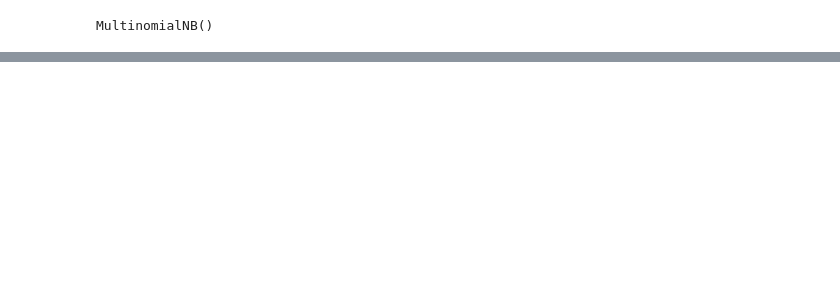
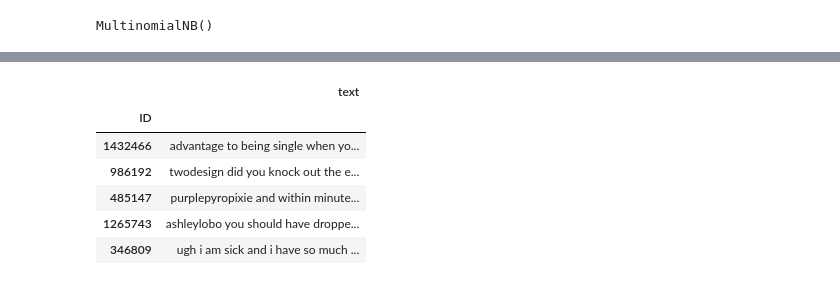
Before and after one commit to koba-works/enap_PLN_2024, a Jupyter notebook: Kaggle/exerc_01.ipynb, the cells around one changed output, grey strips where cells are left out. Cells and saved outputs as stored; diff of their text form; code cells hidden in the pictures; blank space fills up the shorter version.

```diff
--- a/Kaggle/exerc_01.ipynb
+++ b/Kaggle/exerc_01.ipynb
@@ -146,5 +168,15 @@ X_test = pd.read_csv('/kaggle/input/enap-anlise-de-sentimentos/test.csv', index_
 # %%
-X_test = X_test['text']
+X_test['text'] = X_test['text'].apply(clean_text)
+
+X_test.head()
+# %% [output]
+|  | text |
+| ID |  |
+| 1432466 | advantage to being single when yo... |
+| 986192 | twodesign did you knock out the e... |
+| 485147 | purplepyropixie and within minute... |
+| 1265743 | ashleylobo you should have droppe... |
+| 346809 | ugh i am sick and i have so much ... |
 # %%
 X_vectorized = vectorizer.transform(X_test)
 # %%
```
Also changed, not shown: parts of 15 cells of this notebook.
